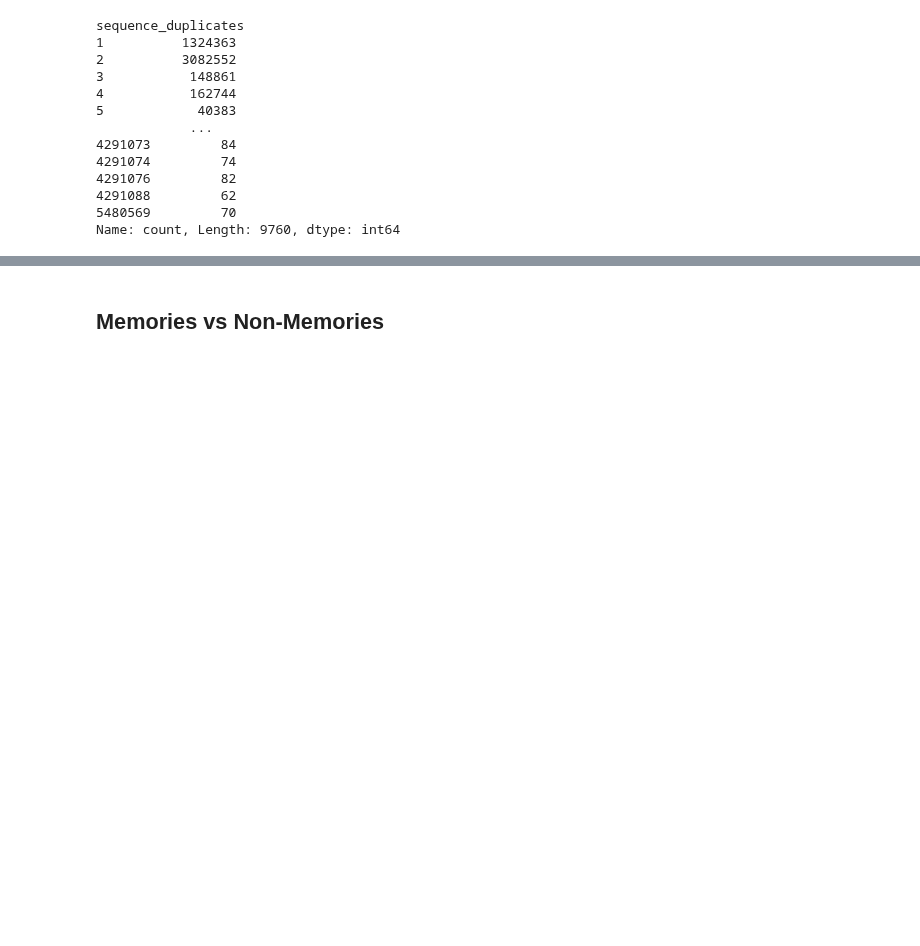
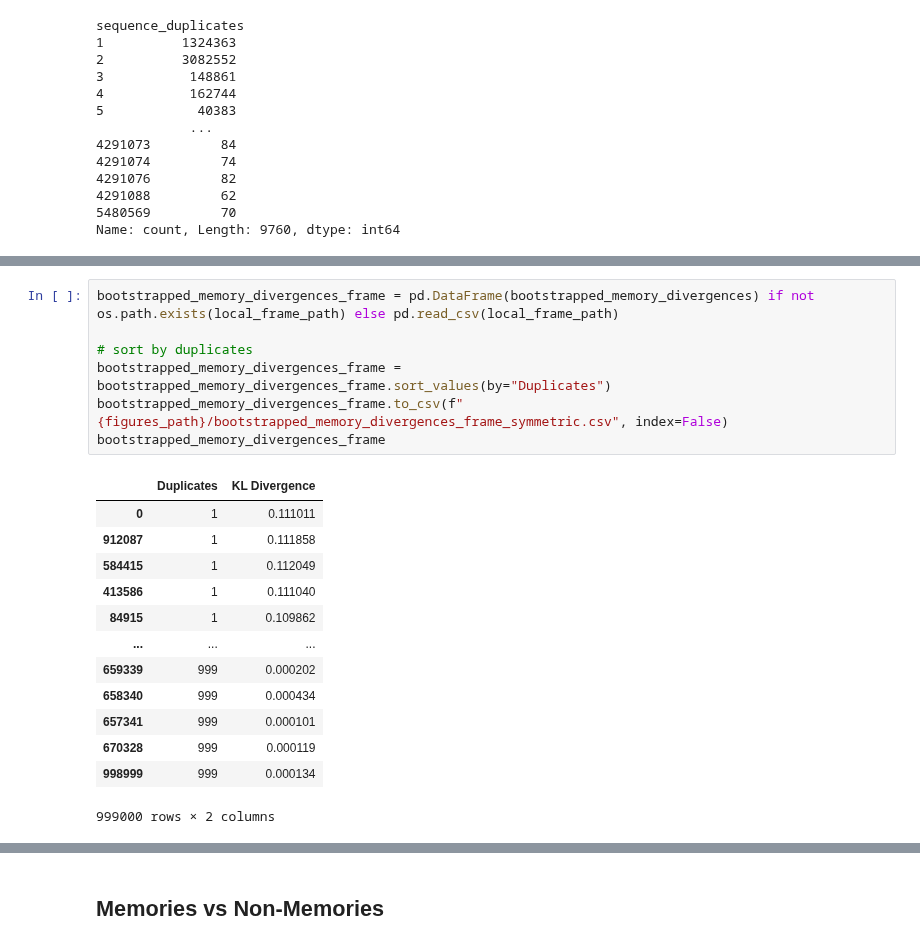
Before and after one commit to EleutherAI/semantic-memorization, a Jupyter notebook: working_dirs/kyle/results_analysis/ppl_dup_figure.ipynb, the cells around one changed output, grey strips where cells are left out. Cells and saved outputs as stored; diff of their text form; blank space fills up the shorter version.

```diff
--- a/working_dirs/kyle/results_analysis/ppl_dup_figure.ipynb
+++ b/working_dirs/kyle/results_analysis/ppl_dup_figure.ipynb
@@ -174,3 +175,24 @@ if not os.path.exists(local_frame_path):
             bootstrapped_memory_divergences.append(calculate_symetric_kl_divergence(all_memories_and_sample, memories_dataset, duplication_count))
 
     bootstrapped_memory_divergences
+# %%
+bootstrapped_memory_divergences_frame = pd.DataFrame(bootstrapped_memory_divergences) if not os.path.exists(local_frame_path) else pd.read_csv(local_frame_path)
+
+# sort by duplicates
+bootstrapped_memory_divergences_frame = bootstrapped_memory_divergences_frame.sort_values(by="Duplicates")
+bootstrapped_memory_divergences_frame.to_csv(f"{figures_path}/bootstrapped_memory_divergences_frame_symmetric.csv", index=False)
+bootstrapped_memory_divergences_frame
+# %% [output]
+|  | Duplicates | KL Divergence |
+| 0 | 1 | 0.111011 |
+| 912087 | 1 | 0.111858 |
+| 584415 | 1 | 0.112049 |
+| 413586 | 1 | 0.111040 |
+| 84915 | 1 | 0.109862 |
+| ... | ... | ... |
+| 659339 | 999 | 0.000202 |
+| 658340 | 999 | 0.000434 |
+| 657341 | 999 | 0.000101 |
+| 670328 | 999 | 0.000119 |
+| 998999 | 999 | 0.000134 |
+999000 rows × 2 columns
```
Also changed, not shown: parts of 19 cells of this notebook, 8 other files.
